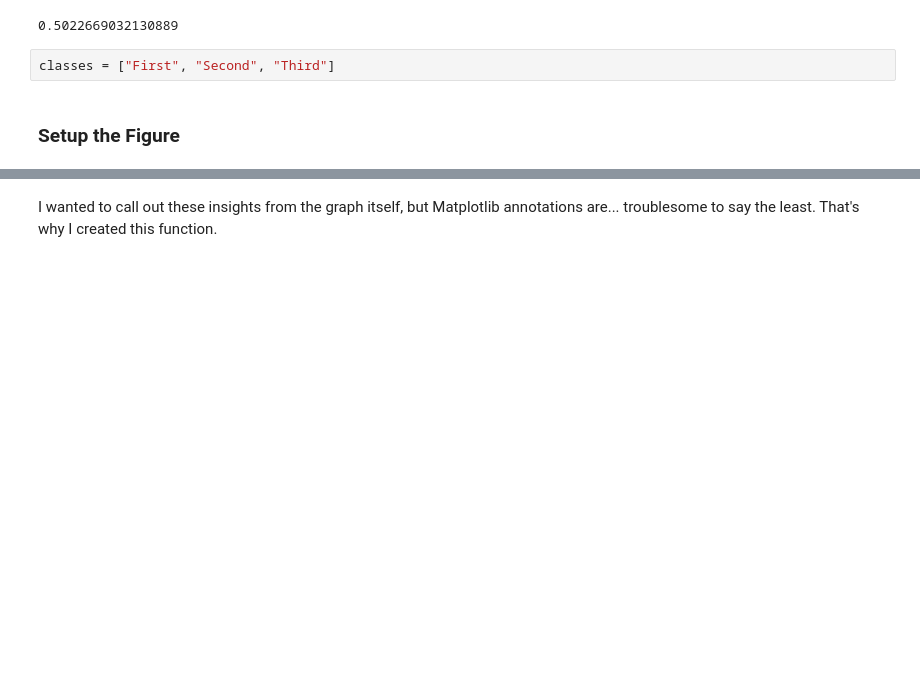
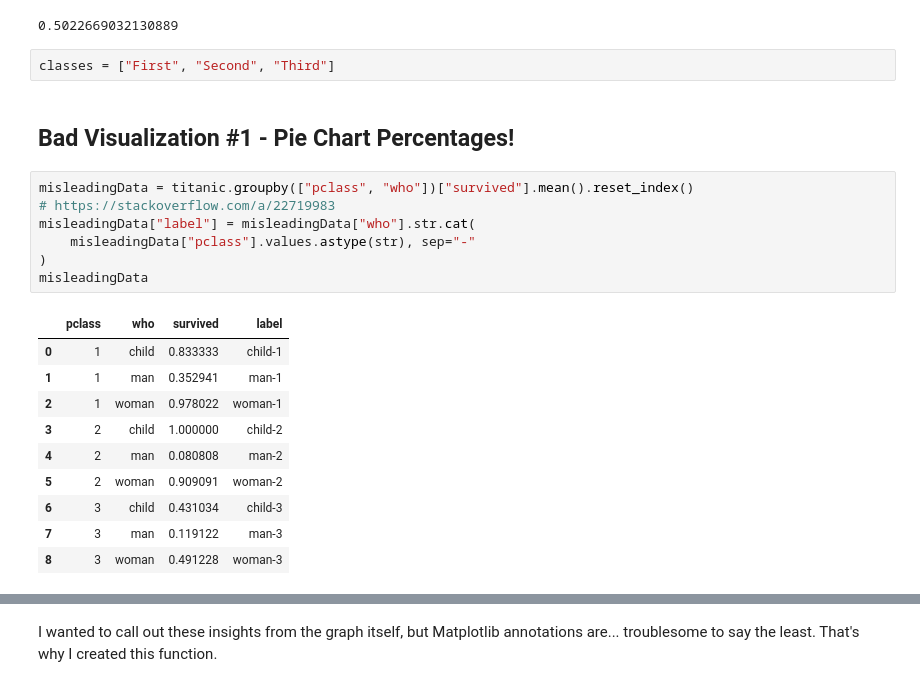
Before and after one commit to IMOsbo/DATA6550-Visualization, a Jupyter notebook: Code/Osborne/IsaiahOsborneVisualization.ipynb, the cells around one changed output, grey strips where cells are left out. Saved outputs shown, nothing was run; the diff lists cells and outputs as text; blank space fills up the shorter version.

```diff
--- a/Code/Osborne/IsaiahOsborneVisualization.ipynb
+++ b/Code/Osborne/IsaiahOsborneVisualization.ipynb
@@ -93,5 +74,23 @@ survivalDecreasePoorWomen
 0.5022669032130889
 # %%
 classes = ["First", "Second", "Third"]
-# %% [markdown]
-### Setup the Figure
+# %% [markdown]
+## Bad Visualization #1 - Pie Chart Percentages!
+# %%
+misleadingData = titanic.groupby(["pclass", "who"])["survived"].mean().reset_index()
+# https://stackoverflow.com/a/22719983
+misleadingData["label"] = misleadingData["who"].str.cat(
+    misleadingData["pclass"].values.astype(str), sep="-"
+)
+misleadingData
+# %% [output]
+|  | pclass | who | survived | label |
+| 0 | 1 | child | 0.833333 | child-1 |
+| 1 | 1 | man | 0.352941 | man-1 |
+| 2 | 1 | woman | 0.978022 | woman-1 |
+| 3 | 2 | child | 1.000000 | child-2 |
+| 4 | 2 | man | 0.080808 | man-2 |
+| 5 | 2 | woman | 0.909091 | woman-2 |
+| 6 | 3 | child | 0.431034 | child-3 |
+| 7 | 3 | man | 0.119122 | man-3 |
+| 8 | 3 | woman | 0.491228 | woman-3 |
```
Also changed, not shown: parts of 9 cells of this notebook.
